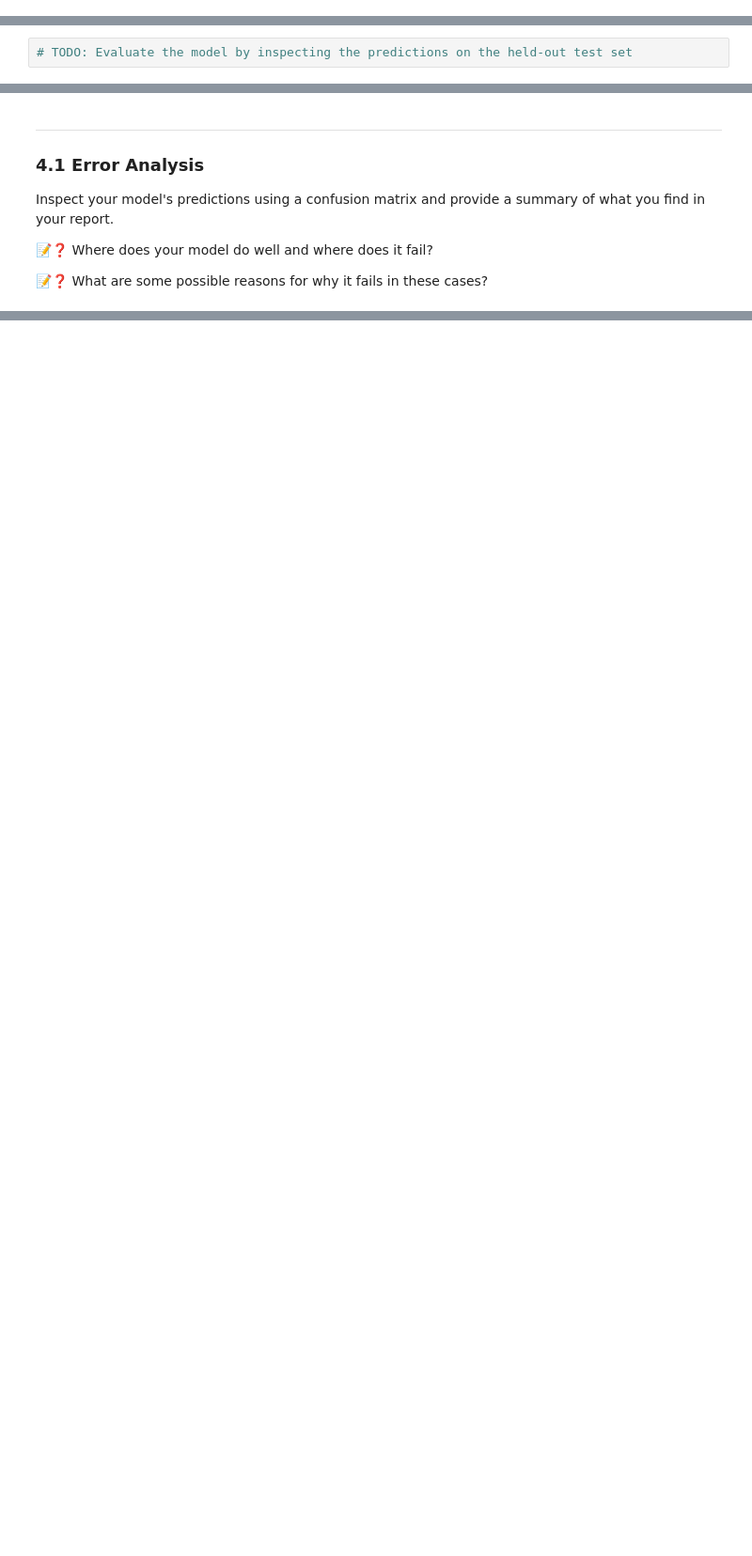
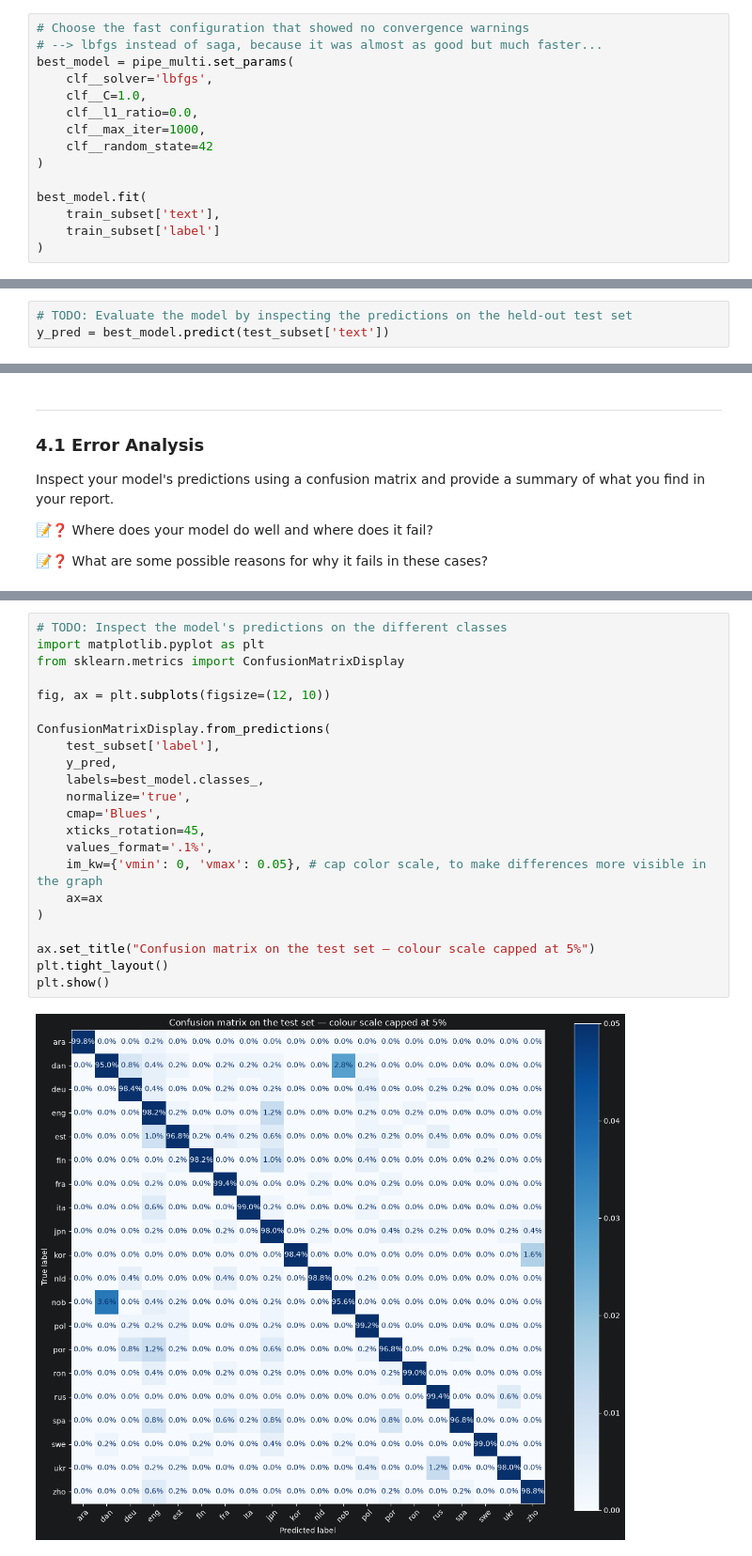
Before and after one commit to smemmishofer/ML4NLP1-2026-Tutorial-Notebooks, a Jupyter notebook: exercises/ex1/ex1_lr.ipynb, the cells around one changed output, grey strips where cells are left out. Shown at 94% size. Cells and saved outputs as stored; diff of their text form; blank space fills up the shorter version.

Commit message:
Solved Ex1_LR; finished all tasks; lap report still todo, and maybe test/ rerun all code cells...

```diff
--- a/exercises/ex1/ex1_lr.ipynb
+++ b/exercises/ex1/ex1_lr.ipynb
@@ -725,3 +725,18 @@ results[columns].sort_values('rank_test_score')
 - After that, the lbfgs solver with the same parameter settings as our number 1 configuration followed, which was also faster
 - Also: some SAGA (Stochastic Average Gradient Accelerated) fits reached the iteration limit
 - The advantage of using grid-search cross-validation is that it systematically compares parameter settings on the same sets of training and validation data for a better comparison amongst each other. Each config. uses the same 5 folds and the validation scores get averaged.
+# %%
+# Choose the fast configuration that showed no convergence warnings
+# --> lbfgs instead of saga, because it was almost as good but much faster...
+best_model = pipe_multi.set_params(
+    clf__solver='lbfgs',
+    clf__C=1.0,
+    clf__l1_ratio=0.0,
+    clf__max_iter=1000,
+    clf__random_state=42
+)
+
+best_model.fit(
+    train_subset['text'],
+    train_subset['label']
+)
@@ -733,3 +754,4 @@ Once you have identified your best model, use it to predict the languages of tex
 📝❓ According to standard metrics (e.g. Accuracy, Precision, Recall and F1), how well does your model perform on the held-out test set?
 # %%
 # TODO: Evaluate the model by inspecting the predictions on the held-out test set
+y_pred = best_model.predict(test_subset['text'])
@@ -747,0 +801,24 @@ Inspect your model's predictions using a confusion matrix and provide a summary
+# %%
+# TODO: Inspect the model's predictions on the different classes
+import matplotlib.pyplot as plt
+from sklearn.metrics import ConfusionMatrixDisplay
+
+fig, ax = plt.subplots(figsize=(12, 10))
+
+ConfusionMatrixDisplay.from_predictions(
+    test_subset['label'],
+    y_pred,
+    labels=best_model.classes_,
+    normalize='true',
+    cmap='Blues',
+    xticks_rotation=45,
+    values_format='.1%',
+    im_kw={'vmin': 0, 'vmax': 0.05}, # cap color scale, to make differences more visible in the graph
+    ax=ax
+)
+
+ax.set_title("Confusion matrix on the test set — colour scale capped at 5%")
+plt.tight_layout()
+plt.show()
+# %% [output]
+[figure, added]
```
Also changed, not shown: parts of 21 cells of this notebook.
